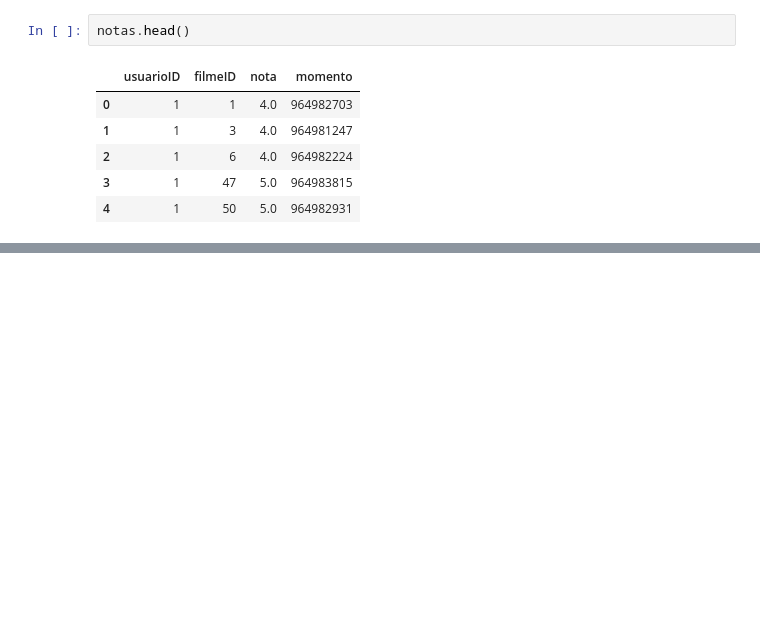
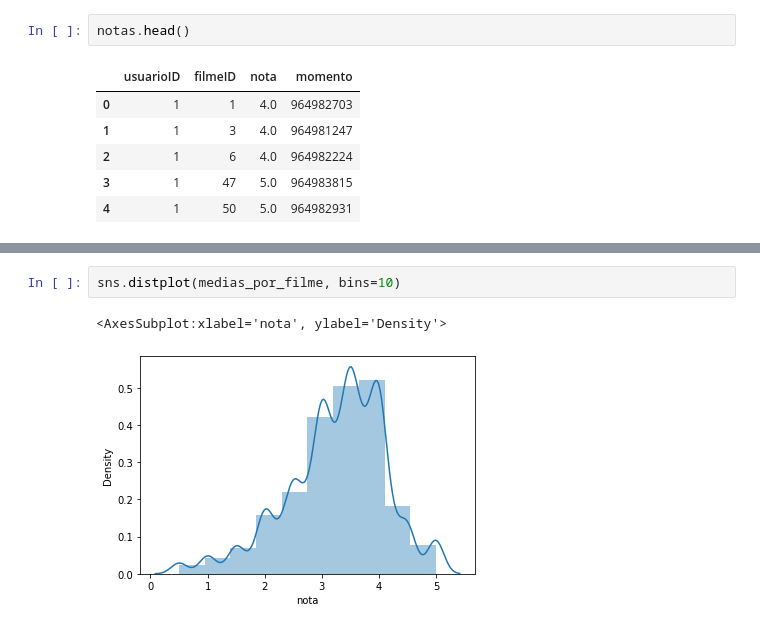
Before and after one commit to jacksonlmp/data_science_introduction, a Jupyter notebook: Science.ipynb, the cells around one changed output, grey strips where cells are left out. Drawn from its saved outputs; the diff is of its cells as text; blank space fills up the shorter version.

```diff
--- a/Science.ipynb
+++ b/Science.ipynb
@@ -38,0 +101,5 @@ notas.head()
+# %%
+sns.distplot(medias_por_filme, bins=10)
+# %% [output]
+<AxesSubplot:xlabel='nota', ylabel='Density'>
+[figure, added]
```
Also changed, not shown: parts of 11 cells of this notebook.
